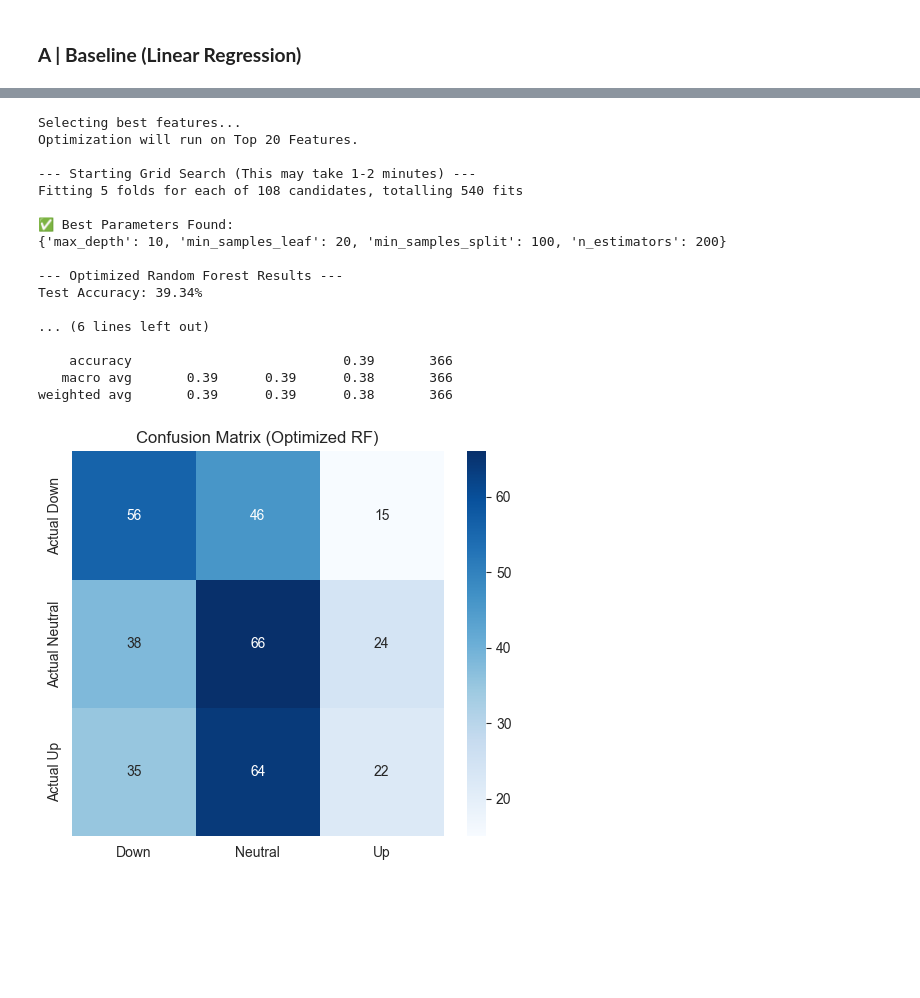
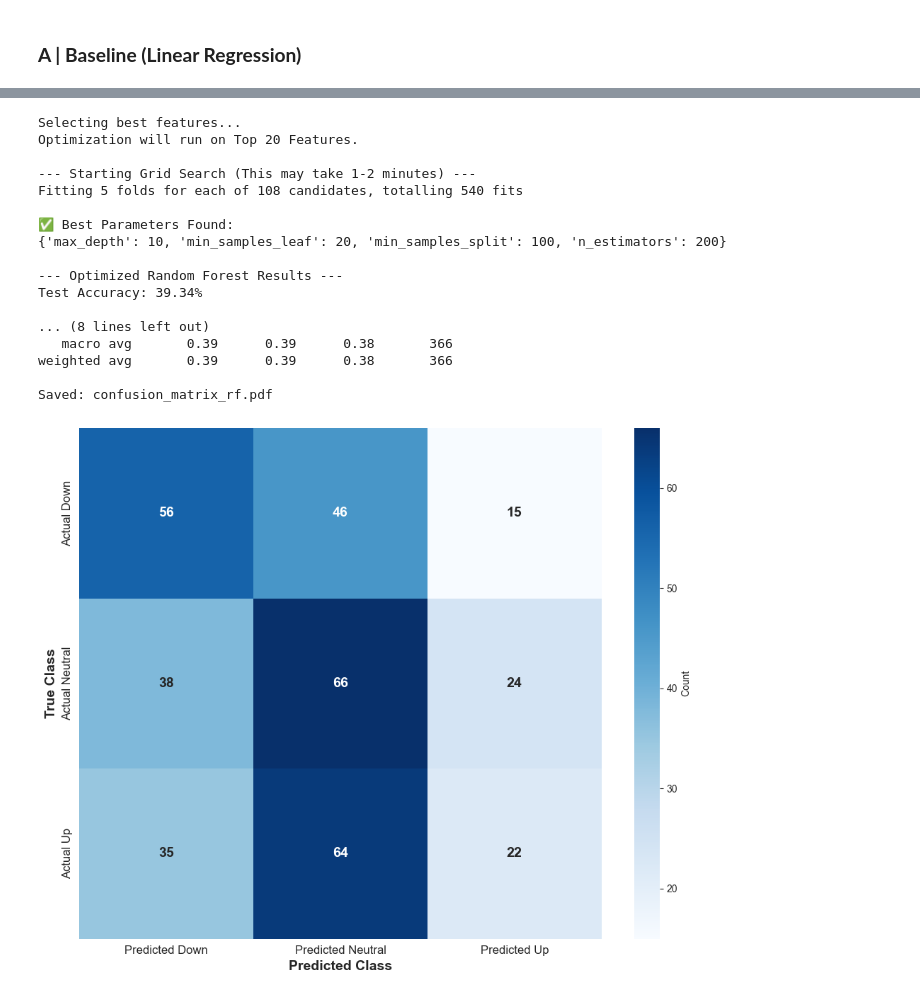
Before and after one commit to adbayre/Commodities-Price-Prediction, a Jupyter notebook: commodities_project.ipynb, the cells around one changed output, grey strips where cells are left out. Saved outputs shown, nothing was run; the diff lists cells and outputs as text; code cells hidden in the pictures; blank space fills up the shorter version.

```diff
--- a/commodities_project.ipynb
+++ b/commodities_project.ipynb
@@ -1410,40 +1479,65 @@ print(f"\n✅ Best Parameters Found:")
 print(grid_search.best_params_)
 
 # Predict using the best model
 y_pred_opt = best_model.predict(X_test_opt)
 accuracy = accuracy_score(y_test, y_pred_opt)
 
 print(f"\n--- Optimized Random Forest Results ---")
 print(f"Test Accuracy: {accuracy:.2%}")
 print("\nClassification Report:")
 print(classification_report(y_test, y_pred_opt, target_names=['DOWN', 'NEUTRAL', 'UP']))
 
 # Confusion Matrix
+from sklearn.metrics import confusion_matrix
+import matplotlib.pyplot as plt
+import seaborn as sns
+
+# Apply the Report Style
+sns.set_style("whitegrid")
+
+# Calculate Confusion Matrix
 cm = confusion_matrix(y_test, y_pred_opt)
-plt.figure(figsize=(6, 5))
+
+# Setup Figure
+plt.figure(figsize=(10, 8)) # Good aspect ratio for a heatmap in a report
+
+# Create Heatmap
+# Using 'Blues' as requested, with bold annotations
 sns.heatmap(cm, annot=True, fmt='d', cmap='Blues',
-            xticklabels=['Down', 'Neutral', 'Up'],
-            yticklabels=['Actual Down', 'Actual Neutral', 'Actual Up'])
+            xticklabels=['Predicted Down', 'Predicted Neutral', 'Predicted Up'],
+            yticklabels=['Actual Down', 'Actual Neutral', 'Actual Up'],
+            annot_kws={"size": 14, "weight": "bold"},
+            cbar_kws={'label': 'Count'})
+
+# Styling
+plt.ylabel('True Class', fontsize=14, fontweight='bold')
+plt.xlabel('Predicted Class', fontsize=14, fontweight='bold')
+plt.tick_params(axis='both', which='major', labelsize=12)
+
+# Save to PDF
+plt.tight_layout()
+plt.savefig('confusion_matrix_rf.pdf', dpi=300, format='pdf', bbox_inches='tight')
+print("Saved: confusion_matrix_rf.pdf")
 plt.show()
 # %% [output]
 Selecting best features...
 Optimization will run on Top 20 Features.
 
 --- Starting Grid Search (This may take 1-2 minutes) ---
 Fitting 5 folds for each of 108 candidates, totalling 540 fits
 
 ✅ Best Parameters Found:
 {'max_depth': 10, 'min_samples_leaf': 20, 'min_samples_split': 100, 'n_estimators': 200}
 
 --- Optimized Random Forest Results ---
 Test Accuracy: 39.34%
 
-... (6 lines left out)
-
-    accuracy                           0.39       366
+... (8 lines left out)
    macro avg       0.39      0.39      0.38       366
 weighted avg       0.39      0.39      0.38       366
+
+Saved: confusion_matrix_rf.pdf
-[figure, old version]
+[figure, new version]
 # %%
 import matplotlib.pyplot as plt
 import pandas as pd
```
Also changed, not shown: parts of 8 cells of this notebook, 10 other files.
